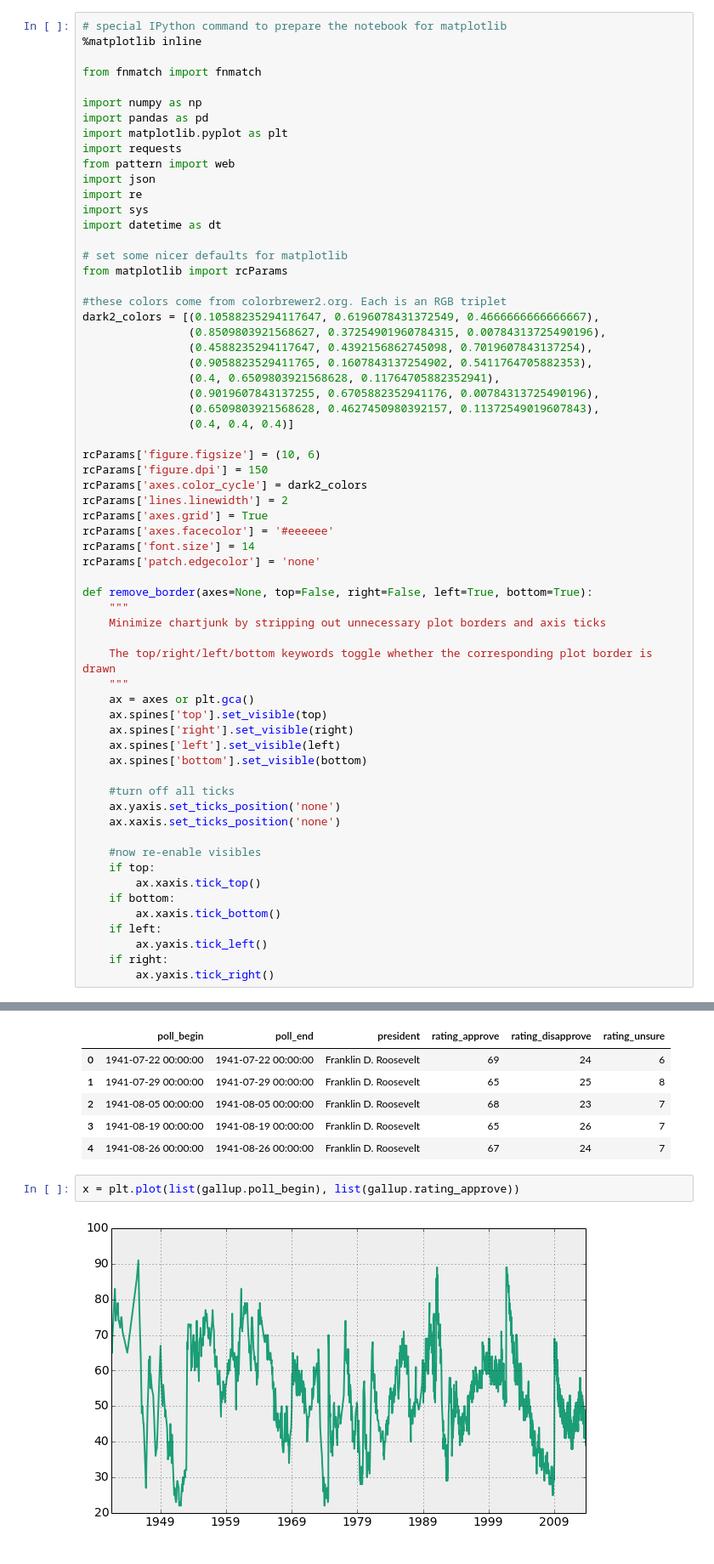
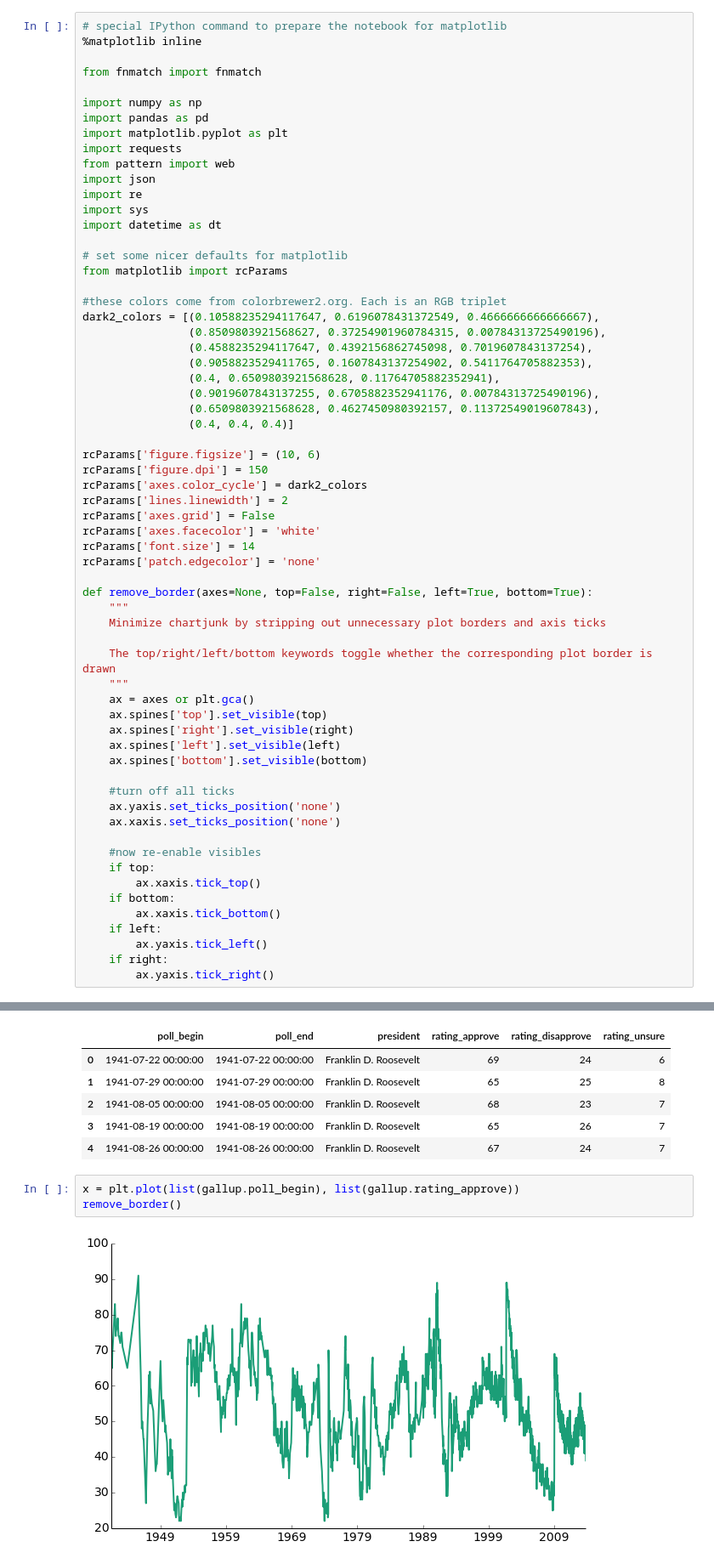
Before and after one commit to rlucioni/executive-evolution, a Jupyter notebook: cs109-project.ipynb, the cells around one changed output, grey strips where cells are left out. Shown at 85% size. Cells and saved outputs as stored; diff of their text form.

Commit message:
turn off graph grid and add white background

```diff
--- a/cs109-project.ipynb
+++ b/cs109-project.ipynb
@@ -35,8 +35,8 @@ rcParams['figure.figsize'] = (10, 6)
 rcParams['figure.dpi'] = 150
 rcParams['axes.color_cycle'] = dark2_colors
 rcParams['lines.linewidth'] = 2
-rcParams['axes.grid'] = True
-rcParams['axes.facecolor'] = '#eeeeee'
+rcParams['axes.grid'] = False
+rcParams['axes.facecolor'] = 'white'
 rcParams['font.size'] = 14
 rcParams['patch.edgecolor'] = 'none'
 
@@ -257,5 +257,6 @@ gallup.head()
 | 4 | 1941-08-26 00:00:00 | 1941-08-26 00:00:00 | Franklin D. Roosevelt | 67 | 24 | 7 |
 # %%
 x = plt.plot(list(gallup.poll_begin), list(gallup.rating_approve))
+remove_border()
 # %% [output]
-[figure, old version]
+[figure, new version]
```
Also changed, not shown: parts of 1 cell of this notebook.
